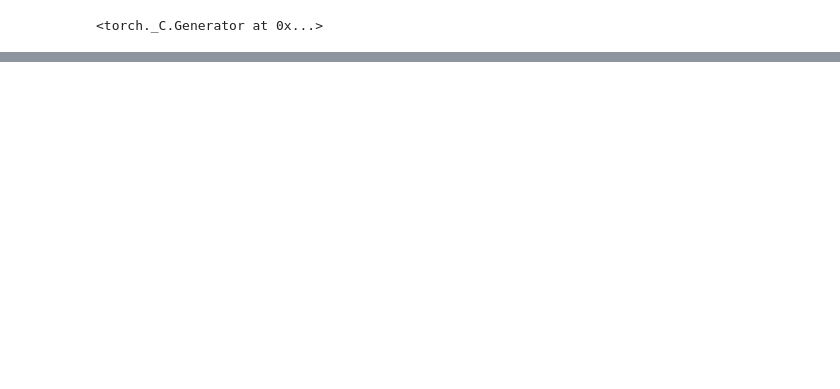
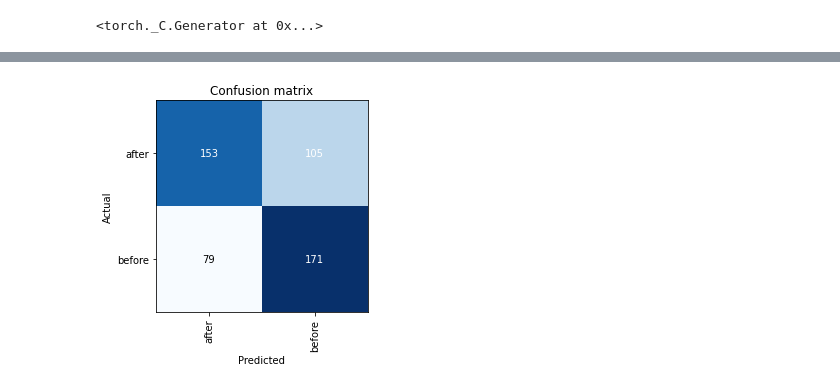
Before and after one commit to rohanfaiyazkhan/deeplearningproject, a Jupyter notebook: train_nn_on_custom_data.ipynb, the cells around one changed output, grey strips where cells are left out. Drawn from its saved outputs; the diff is of its cells as text; code cells hidden in the pictures; blank space fills up the shorter version.

```diff
--- a/train_nn_on_custom_data.ipynb
+++ b/train_nn_on_custom_data.ipynb
@@ -325,0 +81,3 @@ End of Epoch 11: | Training Loss: 0.00516 | Training accuracy: 1.0 | Validation
+# %%
+learn = cnn_learner(dls, resnet18, metrics=accuracy, lr=3e-3)
+learn.fine_tune(6, freeze_epochs=4)
@@ -325,0 +97,2 @@ End of Epoch 11: | Training Loss: 0.00516 | Training accuracy: 1.0 | Validation
+# %%
+interp = ClassificationInterpretation.from_learner(learn)
@@ -325,0 +101,4 @@ End of Epoch 11: | Training Loss: 0.00516 | Training accuracy: 1.0 | Validation
+# %%
+interp.plot_confusion_matrix()
+# %% [output]
+[figure, added]
```
Also changed, not shown: parts of 43 cells of this notebook, 6 other files.
